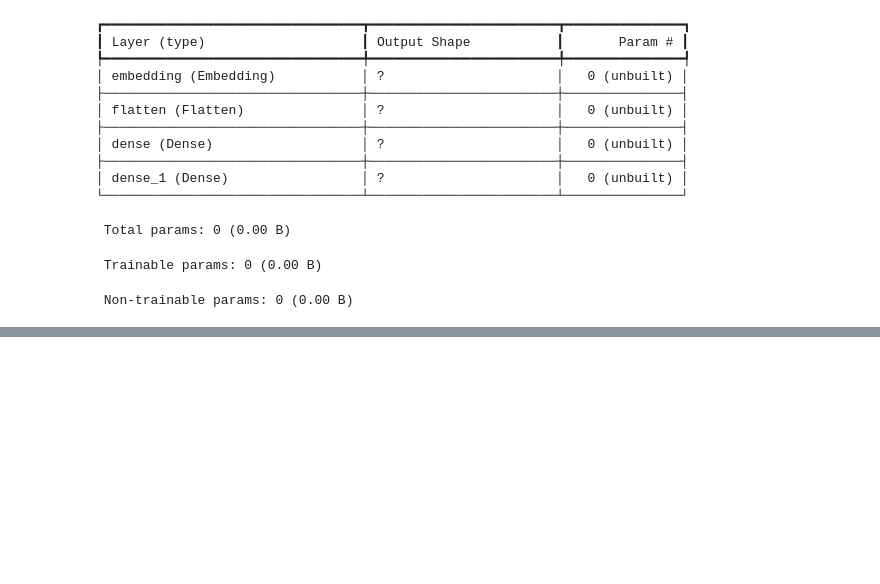
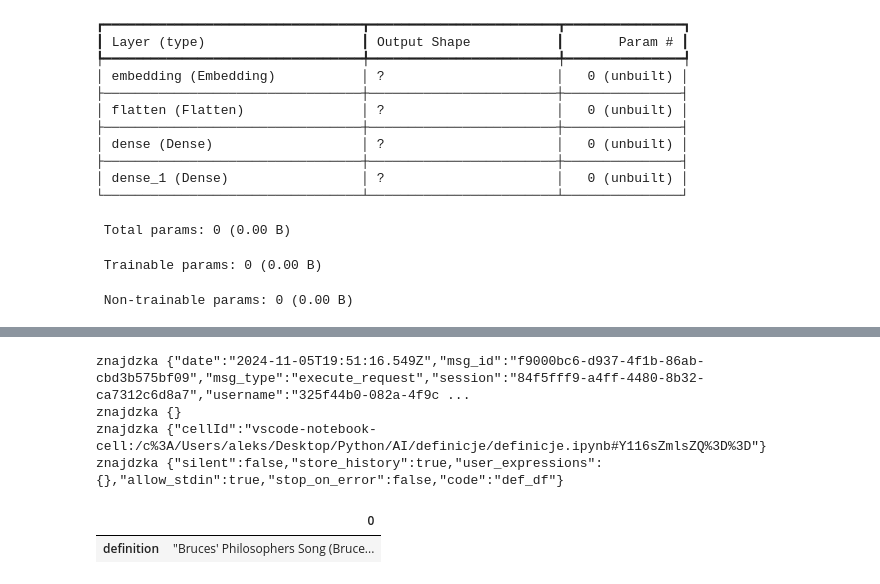
Before and after one commit to alelorys/definition_recognition, a Jupyter notebook: definicje.ipynb, the cells around one changed output, grey strips where cells are left out. Saved outputs shown, nothing was run; the diff lists cells and outputs as text; code cells hidden in the pictures; blank space fills up the shorter version.

```diff
--- a/definicje.ipynb
+++ b/definicje.ipynb
@@ -673 +688,10 @@ znajdzka {"cellId":"vscode-notebook-cell:/c%3A/Users/aleks/Desktop/Python/AI/def
 znajdzka {"silent":false,"store_history":true,"user_expressions":{},"allow_stdin":true,"stop_on_error":false,"code":"def_df = pd.DataFrame.from_dict(definition_to_check, orient='index')"}
+# %%
+def_df
+# %% [output]
+znajdzka {"date":"2024-11-05T19:51:16.549Z","msg_id":"f9000bc6-d937-4f1b-86ab-cbd3b575bf09","msg_type":"execute_request","session":"84f5fff9-a4ff-4480-8b32-ca7312c6d8a7","username":"325f44b0-082a-4f9c ...
+znajdzka {}
+znajdzka {"cellId":"vscode-notebook-cell:/c%3A/Users/aleks/Desktop/Python/AI/definicje/definicje.ipynb#Y116sZmlsZQ%3D%3D"}
+znajdzka {"silent":false,"store_history":true,"user_expressions":{},"allow_stdin":true,"stop_on_error":false,"code":"def_df"}
+|  | 0 |
+| definition | "Bruces' Philosophers Song (Bruce... |
```
Also changed, not shown: parts of 44 cells of this notebook.
